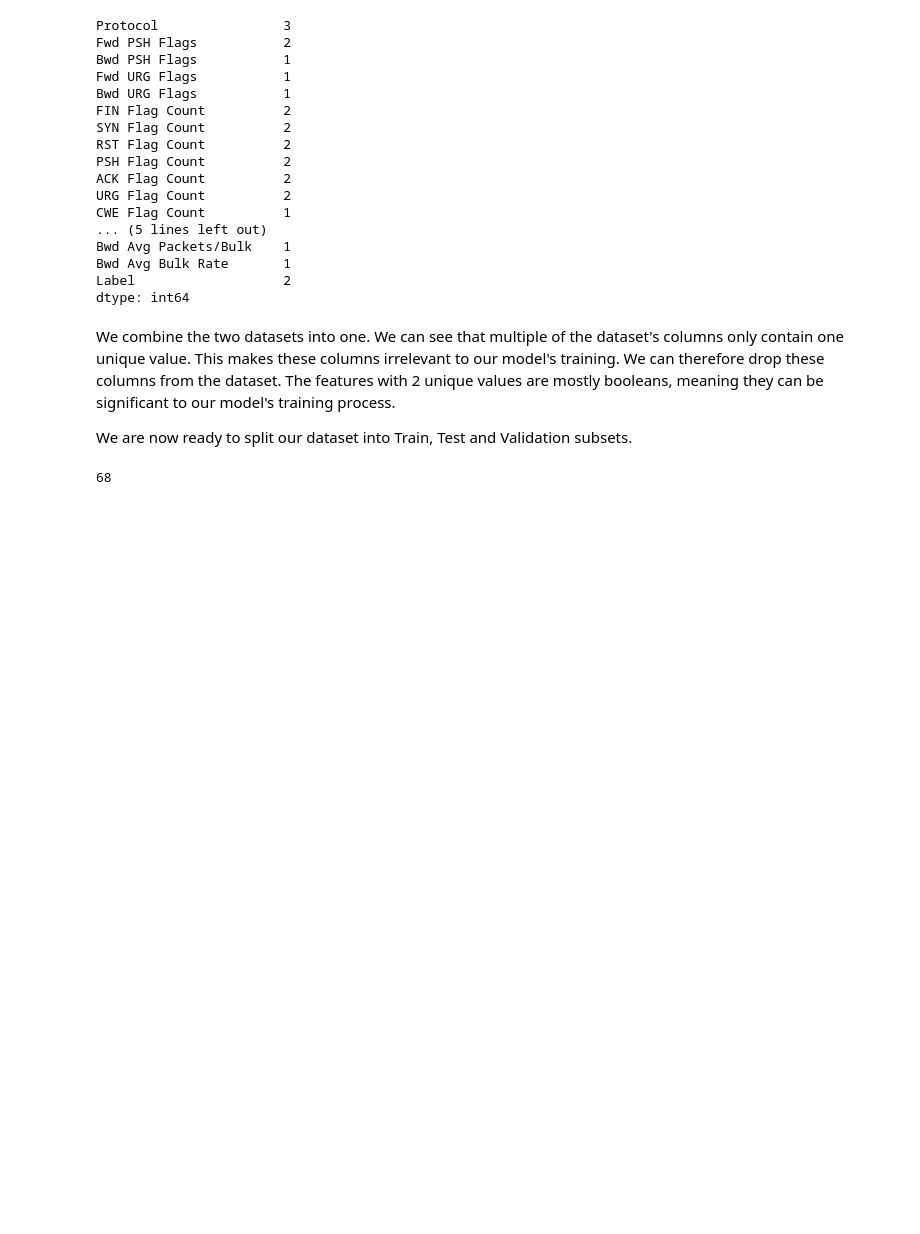
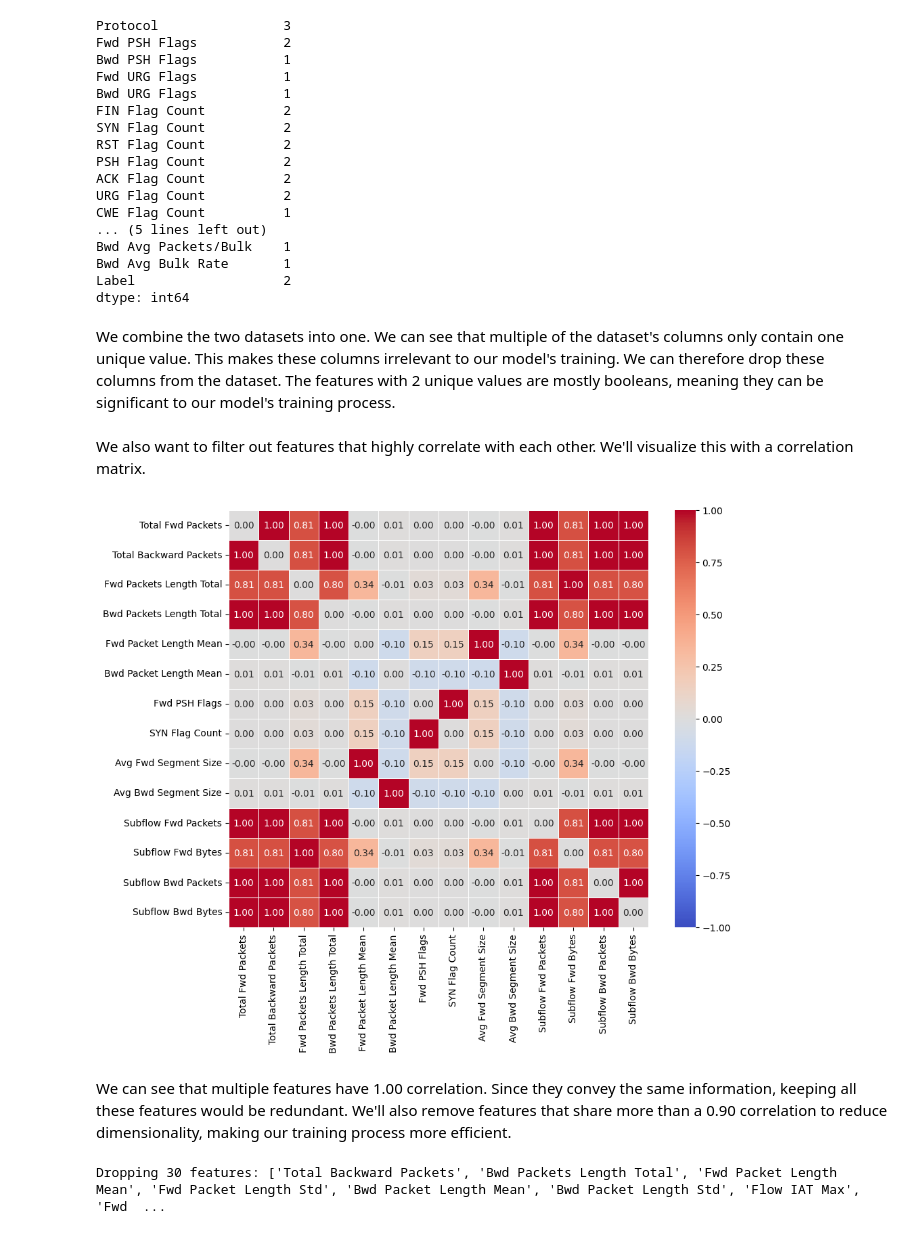
Before and after one commit to magnusbjornstadandersen/DDOS-Traffic-Classification, a Jupyter notebook: Project.ipynb, the cells around one changed output. Cells and saved outputs as stored; diff of their text form; code cells hidden in the pictures; blank space fills up the shorter version.

```diff
--- a/Project.ipynb
+++ b/Project.ipynb
@@ -113,13 +120,48 @@ Label                   2
 dtype: int64
 # %% [markdown]
 We combine the two datasets into one. We can see that multiple of the dataset's columns only contain one unique value. This makes these columns irrelevant to our model's training. We can therefore drop these columns from the dataset. The features with 2 unique values are mostly booleans, meaning they can be significant to our model's training process.
-
-We are now ready to split our dataset into Train, Test and Validation subsets.
 # %%
 dropped_columns = df.columns[df.nunique() == 1]
 df.drop(columns=dropped_columns, inplace=True)
-
-df_train, df_temp = train_test_split(df, test_size=0.3, stratify=df['Label'], random_state=RANDOM_STATE_SEED)
-df_test, df_val = train_test_split(df_temp, test_size=0.5, stratify=df_temp['Label'], random_state=RANDOM_STATE_SEED)
-# %% [output]
-68
+# %% [markdown]
+We also want to filter out features that highly correlate with each other. We'll visualize this with a correlation matrix.
+# %%
+df_labelless = df.drop(columns=['Label'])
+corr_matrix = df_labelless.corr(numeric_only=True)
+corr_threshold = 1
+
+np.fill_diagonal(corr_matrix.values, 0)
+
+keep = corr_matrix.columns[(corr_matrix >= corr_threshold).any()]
+corr_matrix = corr_matrix.loc[keep, keep]
+
+plt.figure(figsize=(10, 8))
+sns.heatmap(
+    corr_matrix,
+    annot=True,
+    cmap="coolwarm",
+    vmin=-1,
+    vmax=1,
+    fmt=".2f",
+    linewidths=0.5,
+)
+
+plt.show()
+# %% [output]
+[figure, added]
+# %% [markdown]
+We can see that multiple features have 1.00 correlation. Since they convey the same information, keeping all these features would be redundant. We'll also remove features that share more than a 0.90 correlation to reduce dimensionality, making our training process more efficient.
+# %%
+corr_matrix = df_labelless.corr(numeric_only=True)
+corr_threshold = 0.90
+
+np.fill_diagonal(corr_matrix.values, 0)
+
+keep = corr_matrix.columns[(corr_matrix >= corr_threshold).any()]
+corr_matrix = corr_matrix.loc[keep, keep]
+
+to_drop = corr_matrix.columns[(np.triu(corr_matrix, k=1) >= corr_threshold).any(axis=0)]
+print(f"Dropping {len(to_drop)} features:", list(to_drop))
+df.drop(columns=to_drop, inplace=True)
+# %% [output]
+Dropping 30 features: ['Total Backward Packets', 'Bwd Packets Length Total', 'Fwd Packet Length Mean', 'Fwd Packet Length Std', 'Bwd Packet Length Mean', 'Bwd Packet Length Std', 'Flow IAT Max', 'Fwd  ...
```
Also changed, not shown: parts of 11 cells of this notebook.
